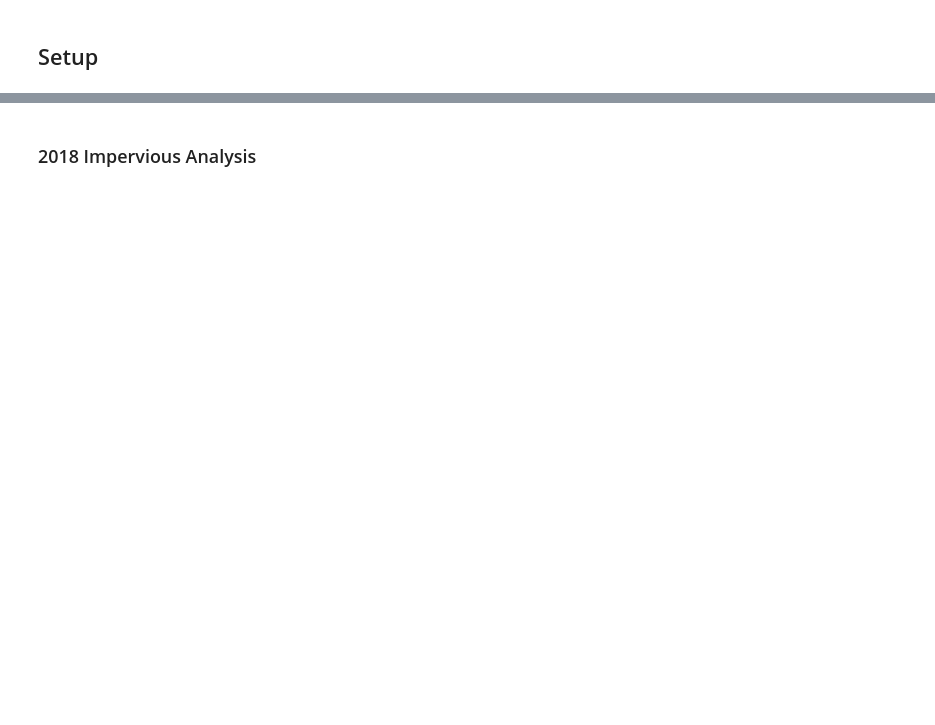
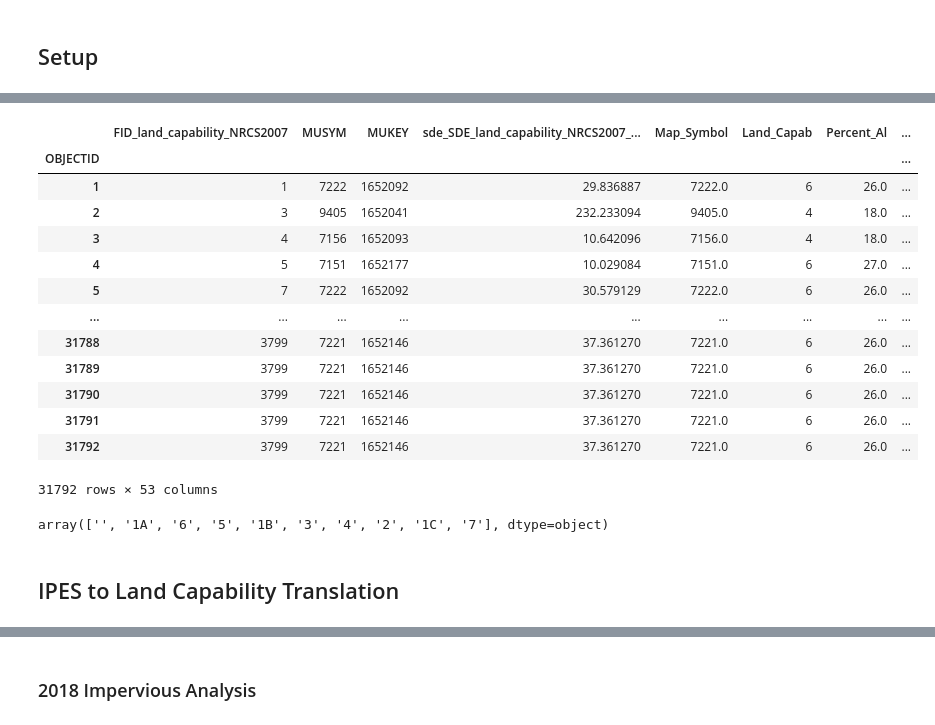
Before and after one commit to trpa-agency/ThresholdEvaluation, a Jupyter notebook: Threshold Evaluation - Soil Conservation Analysis.ipynb, the cells around one changed output, grey strips where cells are left out. Cells and saved outputs as stored; diff of their text form; code cells hidden in the pictures; blank space fills up the shorter version.

```diff
--- a/Threshold Evaluation - Soil Conservation Analysis.ipynb
+++ b/Threshold Evaluation - Soil Conservation Analysis.ipynb
@@ -29,0 +51,5 @@ outLocation  = "C:\\GIS\PROJECT\\ThresholdEvaluation\\"
+# %%
+lcvslct = arcpy.SelectLayerByAttribute_management(lcv, 'NEW_SELECTION',
+                                        "LCV_IPES IN ('1A', '1B', '1C', '2', '3', '4', '5', '6', '7')")
+
+lcvHybrid = os.path.join(workspace, "Land_Capability_Hybrid")
@@ -29,0 +77,3 @@ outLocation  = "C:\\GIS\PROJECT\\ThresholdEvaluation\\"
+# %%
+sdf = pd.DataFrame.spatial.from_featureclass(lcvHybrid)
+sdf.head()
@@ -29,0 +110,21 @@ outLocation  = "C:\\GIS\PROJECT\\ThresholdEvaluation\\"
+# %%
+sdf.set_index('OBJECTID')
+# %% [output]
+|  | FID_land_capability_NRCS2007 | MUSYM | MUKEY | sde_SDE_land_capability_NRCS2007_... | Map_Symbol | Land_Capab | Percent_Al | ... |
+| OBJECTID |  |  |  |  |  |  |  | ... |
+| 1 | 1 | 7222 | 1652092 | 29.836887 | 7222.0 | 6 | 26.0 | ... |
+| 2 | 3 | 9405 | 1652041 | 232.233094 | 9405.0 | 4 | 18.0 | ... |
+| 3 | 4 | 7156 | 1652093 | 10.642096 | 7156.0 | 4 | 18.0 | ... |
+| 4 | 5 | 7151 | 1652177 | 10.029084 | 7151.0 | 6 | 27.0 | ... |
+| 5 | 7 | 7222 | 1652092 | 30.579129 | 7222.0 | 6 | 26.0 | ... |
+| ... | ... | ... | ... | ... | ... | ... | ... | ... |
+| 31788 | 3799 | 7221 | 1652146 | 37.361270 | 7221.0 | 6 | 26.0 | ... |
+| 31789 | 3799 | 7221 | 1652146 | 37.361270 | 7221.0 | 6 | 26.0 | ... |
+| 31790 | 3799 | 7221 | 1652146 | 37.361270 | 7221.0 | 6 | 26.0 | ... |
+| 31791 | 3799 | 7221 | 1652146 | 37.361270 | 7221.0 | 6 | 26.0 | ... |
+| 31792 | 3799 | 7221 | 1652146 | 37.361270 | 7221.0 | 6 | 26.0 | ... |
+31792 rows × 53 columns
+# %%
+sdf.LCV_IPES.unique()
+# %% [output]
+array(['', '1A', '6', '5', '1B', '3', '4', '2', '1C', '7'], dtype=object)
@@ -29,0 +140,2 @@ outLocation  = "C:\\GIS\PROJECT\\ThresholdEvaluation\\"
+# %% [markdown]
+## IPES to Land Capability Translation
```
Also changed, not shown: parts of 37 cells of this notebook, 1 other file.
